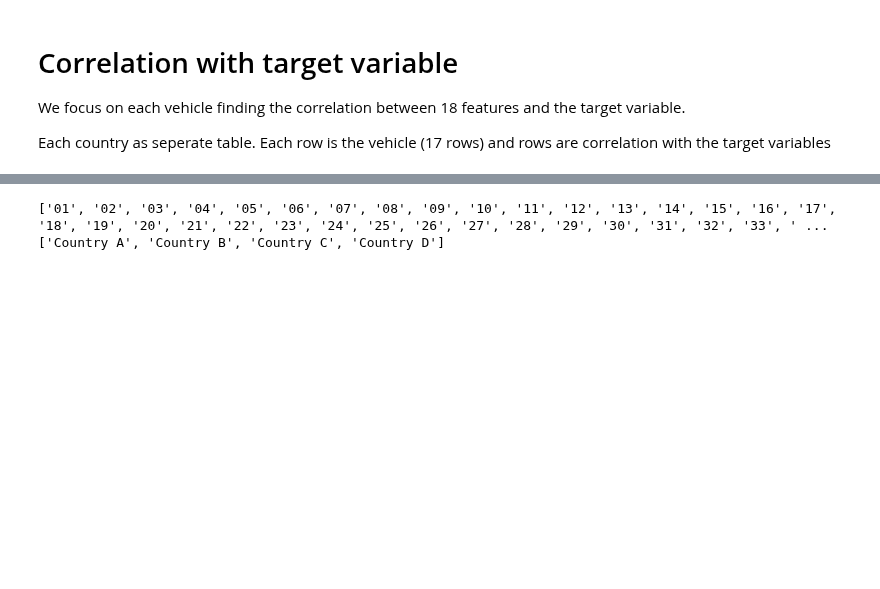
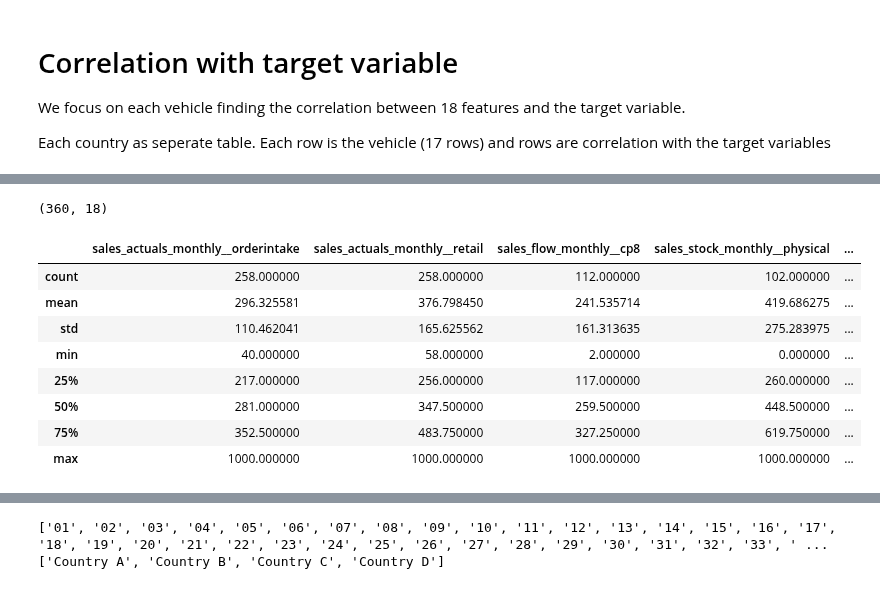
Before and after one commit to zuivu/porsche-forecast-sale, a Jupyter notebook: code/correlation.ipynb, the cells around one changed output, grey strips where cells are left out. Drawn from its saved outputs; the diff is of its cells as text; code cells hidden in the pictures; blank space fills up the shorter version.

```diff
--- a/code/correlation.ipynb
+++ b/code/correlation.ipynb
@@ -22,0 +31,18 @@ df.head()
+# %%
+tiny_data = interal_data.loc[df["countryname"] == country, :].filter(regex=veh_group)
+tiny_data.columns = [col.replace(veh_group + '__', '') for col in tiny_data.columns] # remove veh_group from col name
+tiny_data.shape
+# %% [output]
+(360, 18)
+# %%
+tiny_data.describe()
+# %% [output]
+|  | sales_actuals_monthly__orderintake | sales_actuals_monthly__retail | sales_flow_monthly__cp8 | sales_stock_monthly__physical | ... |
+| count | 258.000000 | 258.000000 | 112.000000 | 102.000000 | ... |
+| mean | 296.325581 | 376.798450 | 241.535714 | 419.686275 | ... |
+| std | 110.462041 | 165.625562 | 161.313635 | 275.283975 | ... |
+| min | 40.000000 | 58.000000 | 2.000000 | 0.000000 | ... |
+| 25% | 217.000000 | 256.000000 | 117.000000 | 260.000000 | ... |
+| 50% | 281.000000 | 347.500000 | 259.500000 | 448.500000 | ... |
+| 75% | 352.500000 | 483.750000 | 327.250000 | 619.750000 | ... |
+| max | 1000.000000 | 1000.000000 | 1000.000000 | 1000.000000 | ... |
```
Also changed, not shown: parts of 15 cells of this notebook.
